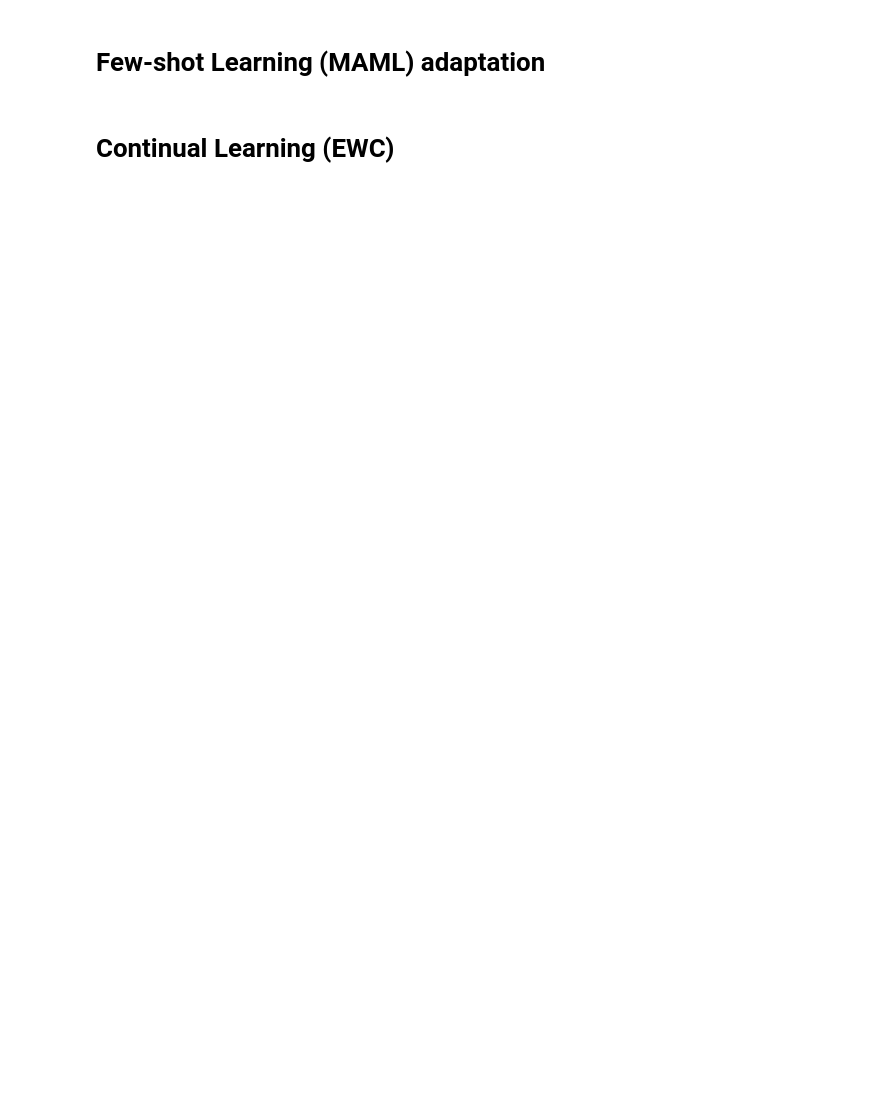
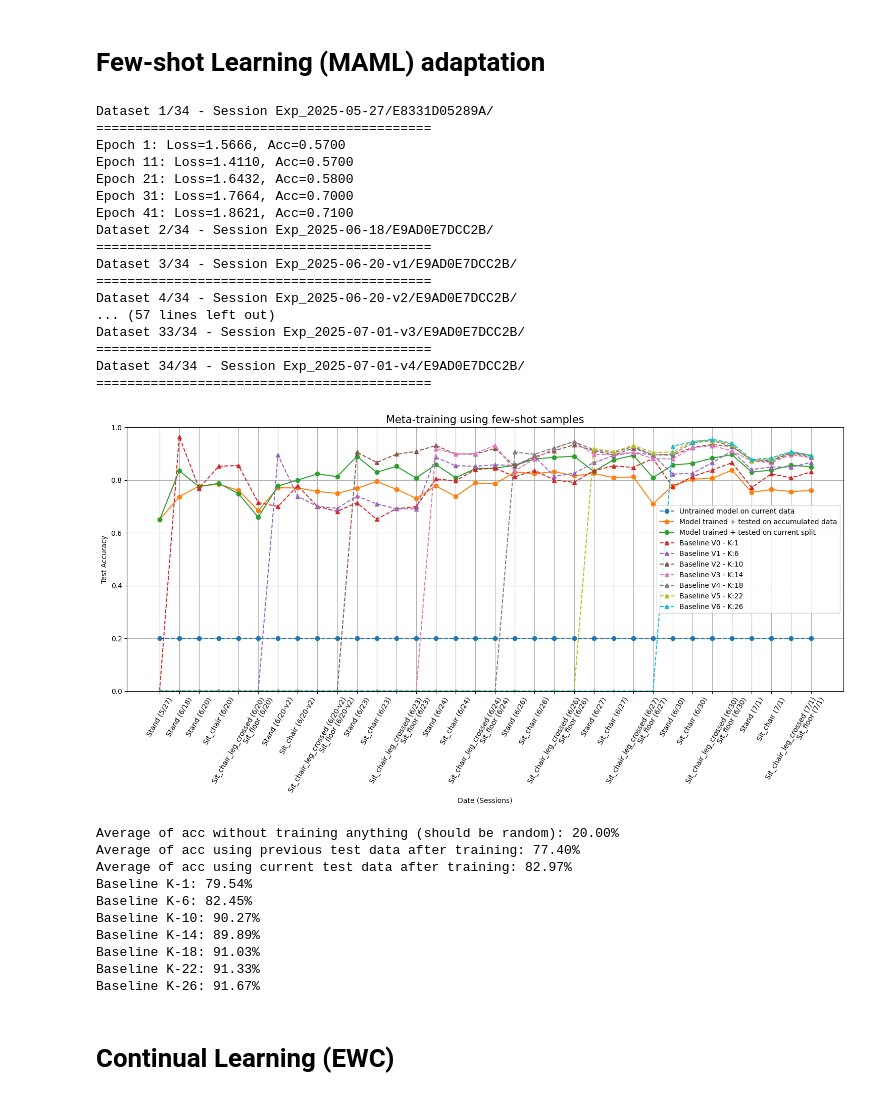
Before and after one commit to Hunminlee/Neural_Computing_Interface_MindForce, a Jupyter notebook: V3 Different Subjects/Comparison_all_Hunmin.ipynb, the cells around one changed output. Drawn from its saved outputs; the diff is of its cells as text; code cells hidden in the pictures; blank space fills up the shorter version.

```diff
--- a/V3 Different Subjects/Comparison_all_Hunmin.ipynb
+++ b/V3 Different Subjects/Comparison_all_Hunmin.ipynb
@@ -109,20 +151,49 @@ for idx, b in enumerate(baselines):
 # %%
 import Few_shot_Learning
 
-trainer = Few_shot_Learning.MAMLProgressiveTrainer(config, subject="Hunmin", K_shot=10, query_size=100)
+trainer = Few_shot_Learning.MAMLProgressiveTrainer(config, subject=SUBJECT, K_shot=10, query_size=100)
 Init_acc_all, Prev_acc_all, Trained_acc_all = trainer.run()
 trainer.plot_results(baselines, baseline_K)
 
 for idx, x in enumerate([Init_acc_all, Prev_acc_all, Trained_acc_all]):
     if idx==0:
         print(f"Average of acc without training anything (should be random): {np.mean(x)*100:.2f}%")
     elif idx==1:
         print(f"Average of acc using previous test data after training: {np.mean(x)*100:.2f}%")
     elif idx==2:
         print(f"Average of acc using current test data after training: {np.mean(x)*100:.2f}%")
 
 for idx, b in enumerate(baselines):
     print(f"Baseline K-{baseline_K[idx]}: {float(np.mean(pd.read_csv(baselines[idx])['Accuracy'][int(baseline_K[idx]):])):.2f}%")
+# %% [output]
+Dataset 1/34 - Session Exp_2025-05-27/E8331D05289A/
+===========================================
+Epoch 1: Loss=1.5666, Acc=0.5700
+Epoch 11: Loss=1.4110, Acc=0.5700
+Epoch 21: Loss=1.6432, Acc=0.5800
+Epoch 31: Loss=1.7664, Acc=0.7000
+Epoch 41: Loss=1.8621, Acc=0.7100
+Dataset 2/34 - Session Exp_2025-06-18/E9AD0E7DCC2B/
+===========================================
+Dataset 3/34 - Session Exp_2025-06-20-v1/E9AD0E7DCC2B/
+===========================================
+Dataset 4/34 - Session Exp_2025-06-20-v2/E9AD0E7DCC2B/
+... (57 lines left out)
+Dataset 33/34 - Session Exp_2025-07-01-v3/E9AD0E7DCC2B/
+===========================================
+Dataset 34/34 - Session Exp_2025-07-01-v4/E9AD0E7DCC2B/
+===========================================
+[figure, added]
+Average of acc without training anything (should be random): 20.00%
+Average of acc using previous test data after training: 77.40%
+Average of acc using current test data after training: 82.97%
+Baseline K-1: 79.54%
+Baseline K-6: 82.45%
+Baseline K-10: 90.27%
+Baseline K-14: 89.89%
+Baseline K-18: 91.03%
+Baseline K-22: 91.33%
+Baseline K-26: 91.67%
 # %% [markdown]
 # Continual Learning (EWC)
 # %%
```
Also changed, not shown: parts of 5 cells of this notebook, 23 other files.
